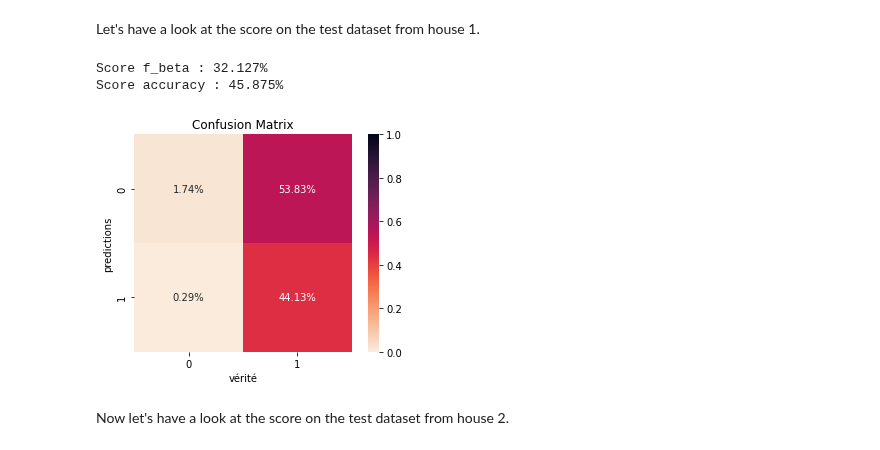
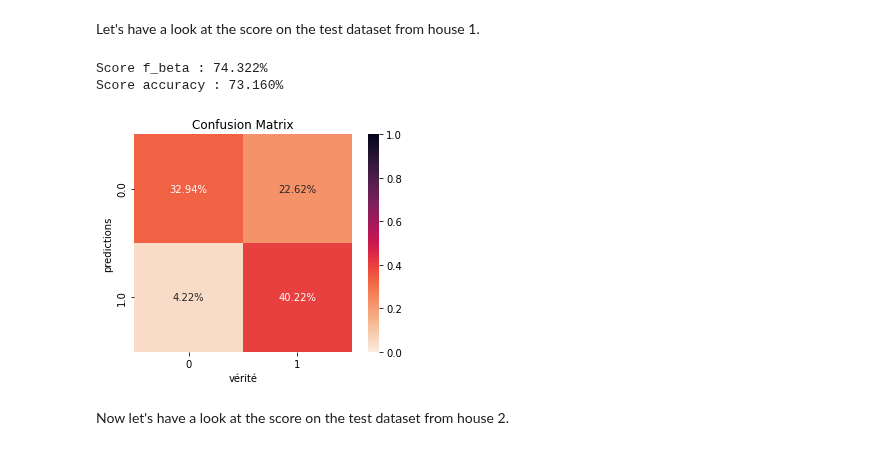
Before and after one commit to hugo-mi/Activity_Detection_From_Electrical_Consumption_Load_Curves, a Jupyter notebook: Time2Vec/time2vec_classification_normalized_lstm.ipynb, the cells around one changed output. Cells and saved outputs as stored; diff of their text form; code cells hidden in the pictures.

Commit message:
use adjustable sequences length and overlap

```diff
--- a/Time2Vec/time2vec_classification_normalized_lstm.ipynb
+++ b/Time2Vec/time2vec_classification_normalized_lstm.ipynb
@@ -338,17 +390,18 @@ print(X_test_h2.shape, y_test_h2.shape)
 # %%
 X_h1, Y_h1 = [], []
-for sequence in gen_sequence(house1_power_blk2, sequence_length, ['mains']):
+for sequence in gen_sequence(house1_power_blk2, SEQUENCE_LENGTH, OVERLAP_PERIOD, ['mains']):
     X_h1.append(sequence)
 
-for sequence in gen_labels(house1_power_blk2, sequence_length, ['activity']):
+# gen_labels
+for sequence in gen_sequence(house1_power_blk2, SEQUENCE_LENGTH, OVERLAP_PERIOD, ['activity']):
     Y_h1.append(sequence)
 
 X_h1 = np.asarray(X_h1)
 Y_h1 = np.asarray(Y_h1)
 # %%
 ### TRAIN TEST SPLIT ###
-
-train_dim_h1 = int(0.7*len(house1_power_blk2))
+step = SEQUENCE_LENGTH - OVERLAP_PERIOD
+train_dim_h1 = int(0.7*len(house1_power_blk2) / step)
 X_train_h1, X_test_h1 = X_h1[:train_dim_h1], X_h1[train_dim_h1:]
 y_train_h1, y_test_h1 = Y_h1[:train_dim_h1], Y_h1[train_dim_h1:]
 
@@ -407,7 +460,7 @@ def T2V_NN_C(param, dim):
     #x = Dropout(0.2)(inp)
     x = T2V(param['t2v_dim'])(inp)
     x = Dropout(0.2)(x)
-    x = LSTM(param['unit'], activation=param['act'], return_sequences=False)(x)
+    x = LSTM(param['unit'], activation=param['act'], return_sequences=True)(x)
     # we want to make a classification with 2 classes
     x = Dense(1, activation='sigmoid')(x)
 
@@ -417,12 +470,12 @@ def T2V_NN_C(param, dim):
     return m
 # %%
 ### LOAD OUR WEIGHTS ###
-t2v_weights = pickle.load(open('t2v_weights_norm_lstm_house2.pkl', 'rb'))
-
+#t2v_weights = pickle.load(open('t2v_weights_norm_lstm_house2.pkl', 'rb'))
+t2v_weights = kgs_t2v.layers[1].get_weights()
 
 early_stop = EarlyStopping(patience=5, verbose=0, min_delta=0.0001, monitor='loss', mode='auto', restore_best_weights=True)
 best_params = {'unit': 32, 't2v_dim': 128, 'epochs': 12, 'act': 'relu', 'batch_size': 1024}
-kgs_t2v_c = T2V_NN_C(param=best_params, dim=sequence_length)
+kgs_t2v_c = T2V_NN_C(param=best_params, dim=SEQUENCE_LENGTH)
 
 kgs_t2v_c.layers[1].set_weights(t2v_weights)
 
@@ -517,10 +576,13 @@ Epoch 12/12
 Let's have a look at the score on the test dataset from house 1.
 # %%
 y_pred_h1 = kgs_t2v_c.predict(X_test_h1)
-mod.plot_confusion_matrix(y_test_h1.ravel(), (y_pred_h1.ravel()>0.5).astype(int));
+y_pred_unfolded_h1 = unfold_sequence(y_pred_h1, SEQUENCE_LENGTH, OVERLAP_PERIOD)
+y_test_unfolded_h1 = unfold_sequence(y_test_h1, SEQUENCE_LENGTH, OVERLAP_PERIOD)
+
+mod.plot_confusion_matrix(y_test_unfolded_h1, (y_pred_unfolded_h1>0.5).astype(int));
 # %% [output]
-Score f_beta : 32.127%
-Score accuracy : 45.875%
+Score f_beta : 74.322%
+Score accuracy : 73.160%
-[figure, old version]
+[figure, new version]
 # %% [markdown]
 Now let's have a look at the score on the test dataset from house 2.
```
Also changed, not shown: parts of 41 cells of this notebook.
